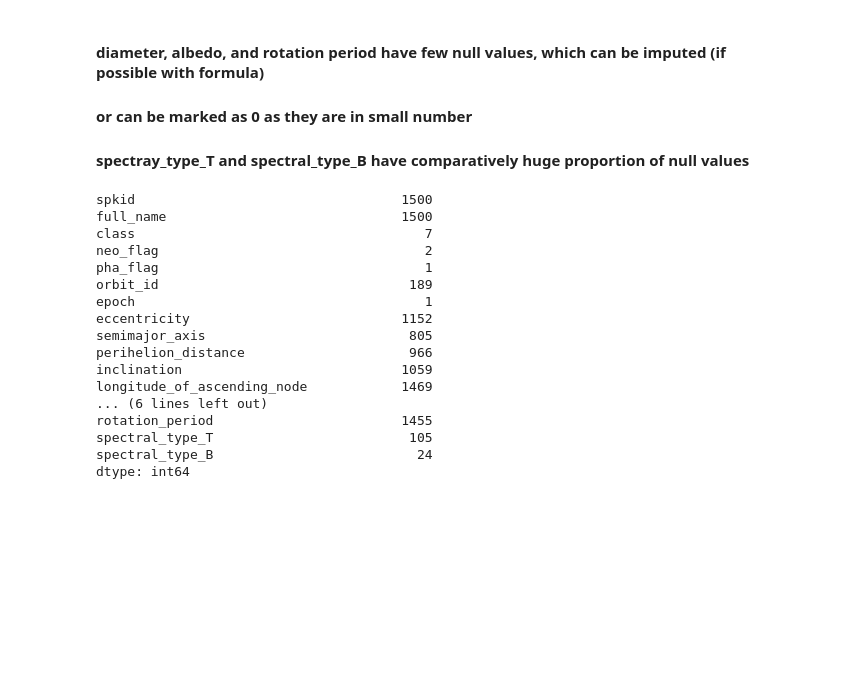
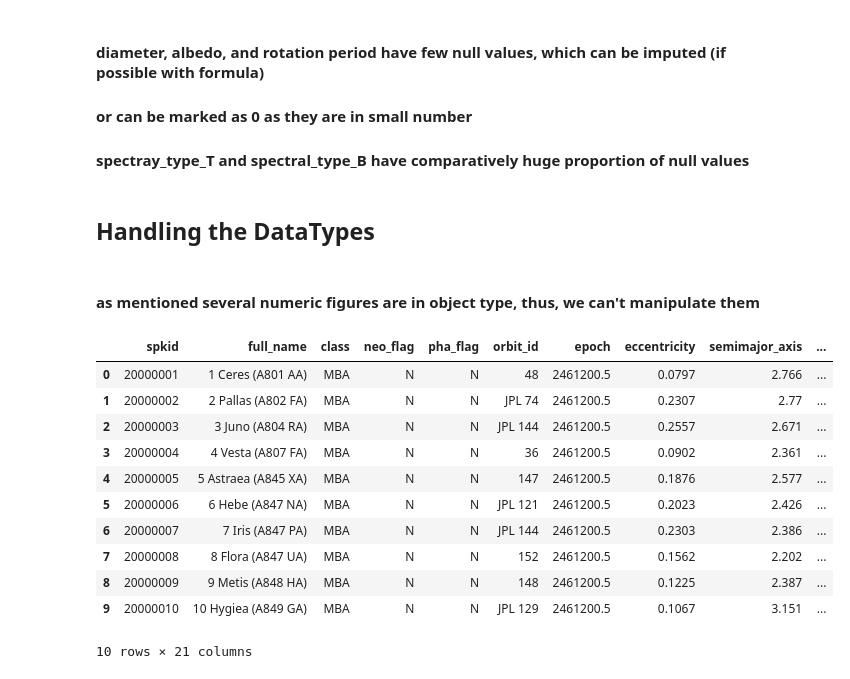
Before and after one commit to Ku-shal9/Data_Analysis_wth_Python_module, a Jupyter notebook: cleaning.ipynb, the cells around one changed output. Cells and saved outputs as stored; diff of their text form; code cells hidden in the pictures; blank space fills up the shorter version.

```diff
--- a/cleaning.ipynb
+++ b/cleaning.ipynb
@@ -162,23 +163,22 @@ dtype: int64
 #### or can be marked as 0 as they are in small number
 
 #### spectray_type_T and spectral_type_B have comparatively huge proportion of null values
-# %%
-df.nunique()
-# %% [output]
-spkid                                  1500
-full_name                              1500
-class                                     7
-neo_flag                                  2
-pha_flag                                  1
-orbit_id                                189
-epoch                                     1
-eccentricity                           1152
-semimajor_axis                          805
-perihelion_distance                     966
-inclination                            1059
-longitude_of_ascending_node            1469
-... (6 lines left out)
-rotation_period                        1455
-spectral_type_T                         105
-spectral_type_B                          24
-dtype: int64
+# %% [markdown]
+## Handling the DataTypes
+# %% [markdown]
+#### as mentioned several numeric figures are in object type, thus, we can't manipulate them
+# %%
+df.head(10)
+# %% [output]
+|  | spkid | full_name | class | neo_flag | pha_flag | orbit_id | epoch | eccentricity | semimajor_axis | ... |
+| 0 | 20000001 | 1 Ceres (A801 AA) | MBA | N | N | 48 | 2461200.5 | 0.0797 | 2.766 | ... |
+| 1 | 20000002 | 2 Pallas (A802 FA) | MBA | N | N | JPL 74 | 2461200.5 | 0.2307 | 2.77 | ... |
+| 2 | 20000003 | 3 Juno (A804 RA) | MBA | N | N | JPL 144 | 2461200.5 | 0.2557 | 2.671 | ... |
+| 3 | 20000004 | 4 Vesta (A807 FA) | MBA | N | N | 36 | 2461200.5 | 0.0902 | 2.361 | ... |
+| 4 | 20000005 | 5 Astraea (A845 XA) | MBA | N | N | 147 | 2461200.5 | 0.1876 | 2.577 | ... |
+| 5 | 20000006 | 6 Hebe (A847 NA) | MBA | N | N | JPL 121 | 2461200.5 | 0.2023 | 2.426 | ... |
+| 6 | 20000007 | 7 Iris (A847 PA) | MBA | N | N | JPL 144 | 2461200.5 | 0.2303 | 2.386 | ... |
+| 7 | 20000008 | 8 Flora (A847 UA) | MBA | N | N | 152 | 2461200.5 | 0.1562 | 2.202 | ... |
+| 8 | 20000009 | 9 Metis (A848 HA) | MBA | N | N | 148 | 2461200.5 | 0.1225 | 2.387 | ... |
+| 9 | 20000010 | 10 Hygiea (A849 GA) | MBA | N | N | JPL 129 | 2461200.5 | 0.1067 | 3.151 | ... |
+10 rows × 21 columns
```
Also changed, not shown: parts of 22 cells of this notebook.
